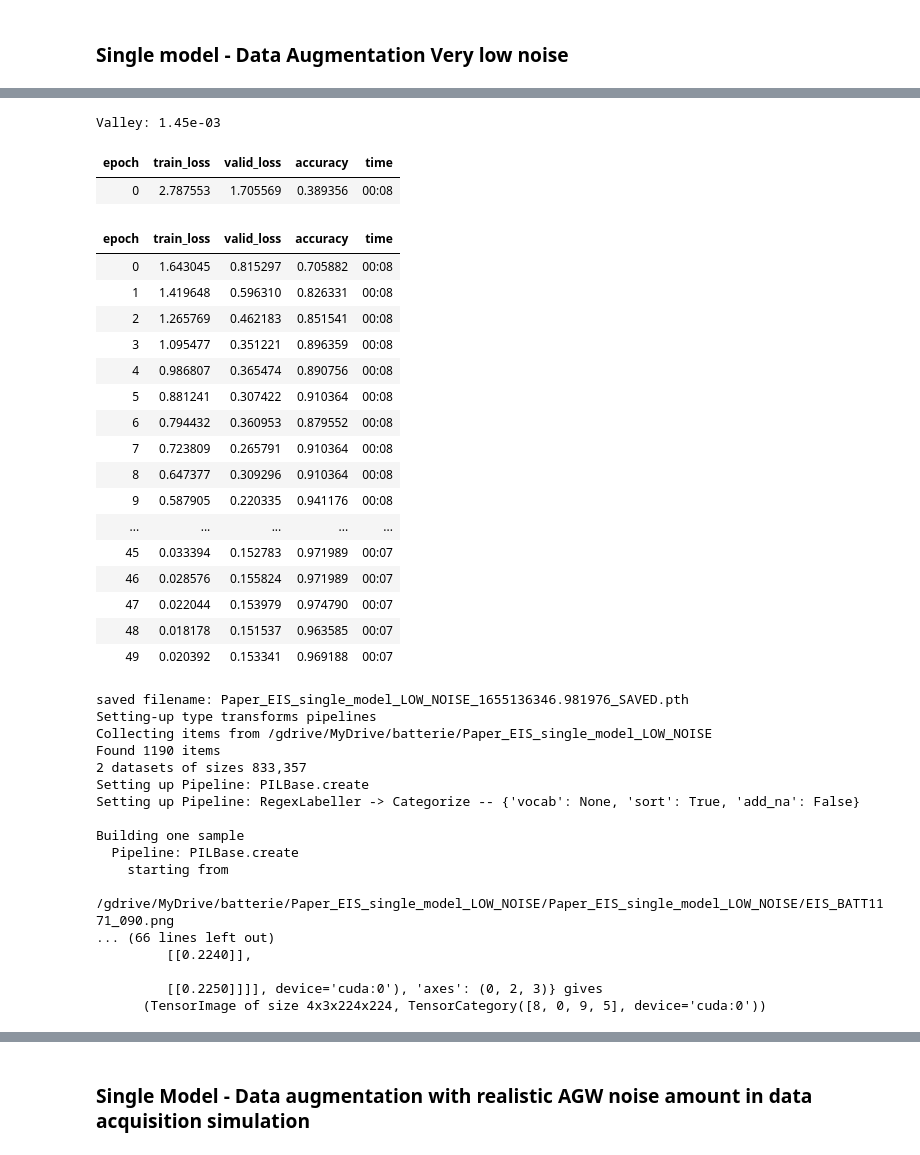
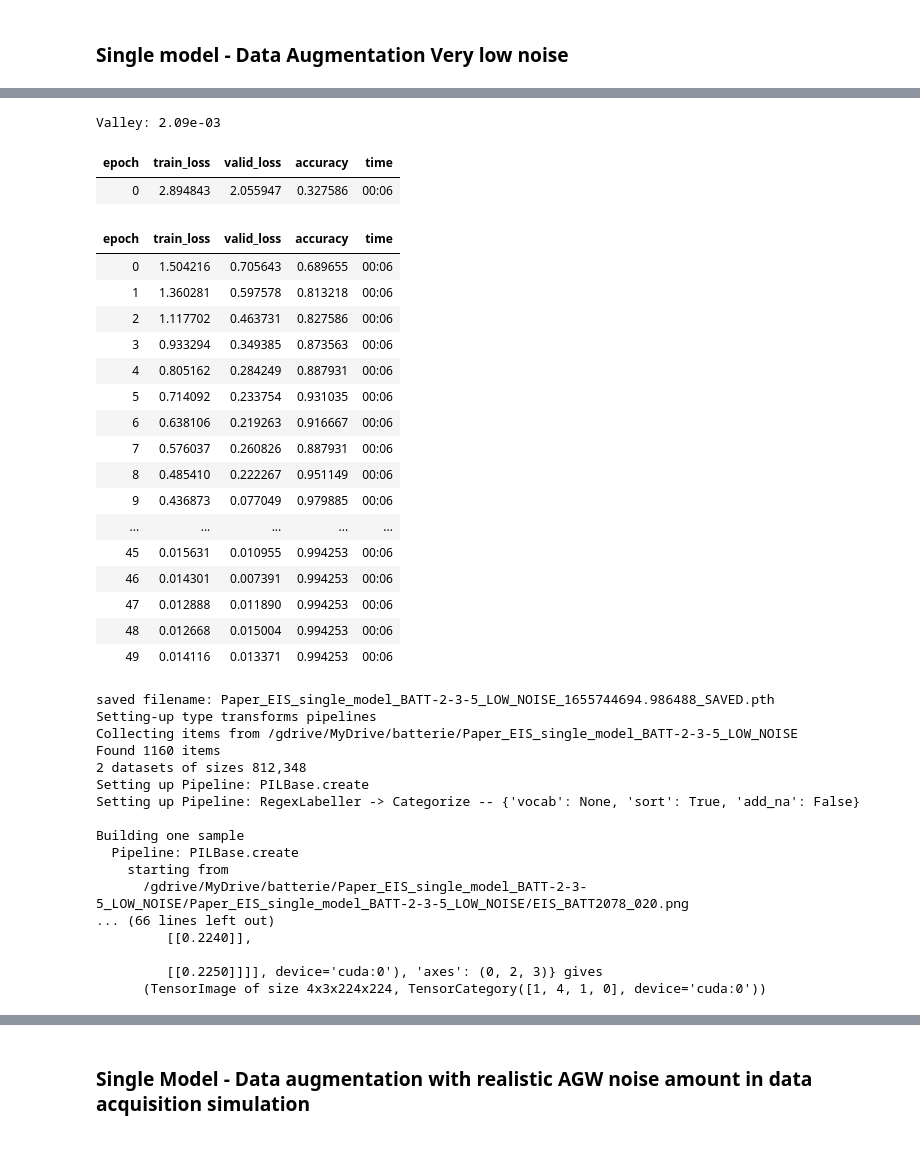
Before and after one commit to electrical-and-electronic-measurement/ml-4-measurement, a Jupyter notebook: notebooks/Paper_EIS_train_score_single.ipynb, the cells around one changed output, grey strips where cells are left out. Saved outputs shown, nothing was run; the diff lists cells and outputs as text; code cells hidden in the pictures.

```diff
--- a/notebooks/Paper_EIS_train_score_single.ipynb
+++ b/notebooks/Paper_EIS_train_score_single.ipynb
@@ -136,7 +136,7 @@ Mounted at /gdrive
 
 # Data acquition file to load from dateset folder
 # battery_list=["02_1","02_2","02_3","02_4","02_5","02_6","02_7","02_8","02_9"]
-battery_list=["02_4","02_5","02_6","02_7","02_8","02_9","03_4","03_5","03_6","03_7","03_8","03_9","05_3","05_4","05_5","05_6","05_7","05_8"]
+battery_list=["02_4","02_5","02_6","02_7","02_8","02_9","03_4","03_5","03_6","03_7","03_8","03_9","05_3","05_4","05_5","05_6","05_7"] # "05_8" usata per test
 # %% [markdown]
 # Model Training
 # %% [markdown]
@@ -159,7 +159,7 @@ n_epochs=50
 # This prefix will be used in name of files and foldersto store the model and the results of the experiment
 # Note1: if you want to run multiple experiments you need to change the name prefix
 # Note2: if you want to run in a Colab virtual machine generated images and model will be stored in your Google Drive
-experiment_name_prefix="Paper_EIS_single_model_NO_AUGMENTATION"
+experiment_name_prefix="Paper_EIS_single_model_BATT-2-3-5_NO_AUGMENTATION"
 
 #TODO: nel dataset di validazione alcune classi non sono rappresentate. Usare stratified splitter
 config['Splitter'] = RandomSplitter(valid_pct=0.3, seed=41)
@@ -292,7 +292,7 @@ n_epochs=50
 # This prefix will be used in name of files and foldersto store the model and the results of the experiment
 # Note1: if you want to run multiple experiments you need to change the name prefix
 # Note2: if you want to run in a Colab virtual machine generated images and model will be stored in your Google Drive
-experiment_name_prefix="Paper_EIS_single_model_LOW_NOISE"
+experiment_name_prefix="Paper_EIS_single_model_BATT-2-3-5_LOW_NOISE"
 
 #TODO: nel dataset di validazione alcune classi non sono rappresentate. Usare stratified splitter
 config['Splitter'] = RandomSplitter(valid_pct=0.3, seed=41)
@@ -342,41 +342,41 @@ augmentation_index: 1
 [interactive output not drawn]
-Valley: 1.45e-03
+Valley: 2.09e-03
 | epoch | train_loss | valid_loss | accuracy | time |
-| 0 | 2.787553 | 1.705569 | 0.389356 | 00:08 |
+| 0 | 2.894843 | 2.055947 | 0.327586 | 00:06 |
 | epoch | train_loss | valid_loss | accuracy | time |
-| 0 | 1.643045 | 0.815297 | 0.705882 | 00:08 |
-| 1 | 1.419648 | 0.596310 | 0.826331 | 00:08 |
-| 2 | 1.265769 | 0.462183 | 0.851541 | 00:08 |
-| 3 | 1.095477 | 0.351221 | 0.896359 | 00:08 |
-| 4 | 0.986807 | 0.365474 | 0.890756 | 00:08 |
-| 5 | 0.881241 | 0.307422 | 0.910364 | 00:08 |
-| 6 | 0.794432 | 0.360953 | 0.879552 | 00:08 |
-| 7 | 0.723809 | 0.265791 | 0.910364 | 00:08 |
-| 8 | 0.647377 | 0.309296 | 0.910364 | 00:08 |
-| 9 | 0.587905 | 0.220335 | 0.941176 | 00:08 |
+| 0 | 1.504216 | 0.705643 | 0.689655 | 00:06 |
+| 1 | 1.360281 | 0.597578 | 0.813218 | 00:06 |
+| 2 | 1.117702 | 0.463731 | 0.827586 | 00:06 |
+| 3 | 0.933294 | 0.349385 | 0.873563 | 00:06 |
+| 4 | 0.805162 | 0.284249 | 0.887931 | 00:06 |
+| 5 | 0.714092 | 0.233754 | 0.931035 | 00:06 |
+| 6 | 0.638106 | 0.219263 | 0.916667 | 00:06 |
+| 7 | 0.576037 | 0.260826 | 0.887931 | 00:06 |
+| 8 | 0.485410 | 0.222267 | 0.951149 | 00:06 |
+| 9 | 0.436873 | 0.077049 | 0.979885 | 00:06 |
 | ... | ... | ... | ... | ... |
-| 45 | 0.033394 | 0.152783 | 0.971989 | 00:07 |
-| 46 | 0.028576 | 0.155824 | 0.971989 | 00:07 |
-| 47 | 0.022044 | 0.153979 | 0.974790 | 00:07 |
-| 48 | 0.018178 | 0.151537 | 0.963585 | 00:07 |
-| 49 | 0.020392 | 0.153341 | 0.969188 | 00:07 |
+| 45 | 0.015631 | 0.010955 | 0.994253 | 00:06 |
+| 46 | 0.014301 | 0.007391 | 0.994253 | 00:06 |
+| 47 | 0.012888 | 0.011890 | 0.994253 | 00:06 |
+| 48 | 0.012668 | 0.015004 | 0.994253 | 00:06 |
+| 49 | 0.014116 | 0.013371 | 0.994253 | 00:06 |
-saved filename: Paper_EIS_single_model_LOW_NOISE_1655136346.981976_SAVED.pth
+saved filename: Paper_EIS_single_model_BATT-2-3-5_LOW_NOISE_1655744694.986488_SAVED.pth
 Setting-up type transforms pipelines
-Collecting items from /gdrive/MyDrive/batterie/Paper_EIS_single_model_LOW_NOISE
-Found 1190 items
-2 datasets of sizes 833,357
+Collecting items from /gdrive/MyDrive/batterie/Paper_EIS_single_model_BATT-2-3-5_LOW_NOISE
+Found 1160 items
+2 datasets of sizes 812,348
 Setting up Pipeline: PILBase.create
 Setting up Pipeline: RegexLabeller -> Categorize -- {'vocab': None, 'sort': True, 'add_na': False}
 
 Building one sample
   Pipeline: PILBase.create
     starting from
-      /gdrive/MyDrive/batterie/Paper_EIS_single_model_LOW_NOISE/Paper_EIS_single_model_LOW_NOISE/EIS_BATT1171_090.png
+      /gdrive/MyDrive/batterie/Paper_EIS_single_model_BATT-2-3-5_LOW_NOISE/Paper_EIS_single_model_BATT-2-3-5_LOW_NOISE/EIS_BATT2078_020.png
 ... (66 lines left out)
          [[0.2240]],
 
          [[0.2250]]]], device='cuda:0'), 'axes': (0, 2, 3)} gives
-      (TensorImage of size 4x3x224x224, TensorCategory([8, 0, 9, 5], device='cuda:0'))
+      (TensorImage of size 4x3x224x224, TensorCategory([1, 4, 1, 0], device='cuda:0'))
 # %%
 score_model(weights_filename,dl)
 # %% [output]
```
Also changed, not shown: parts of 11 cells of this notebook, 1 other file.
